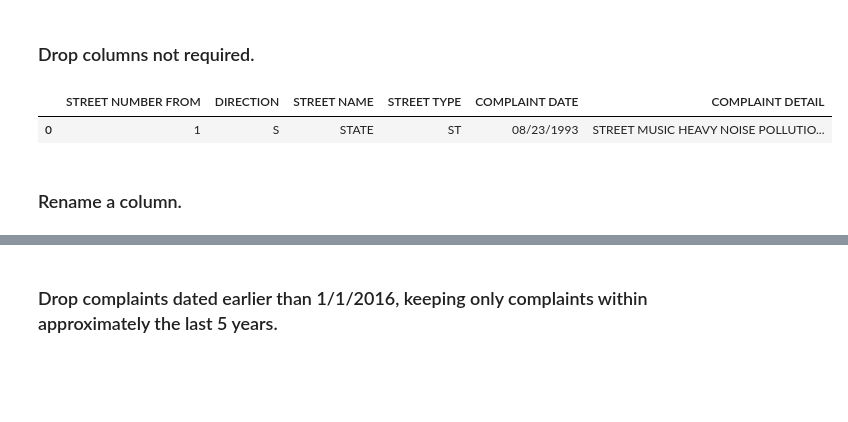
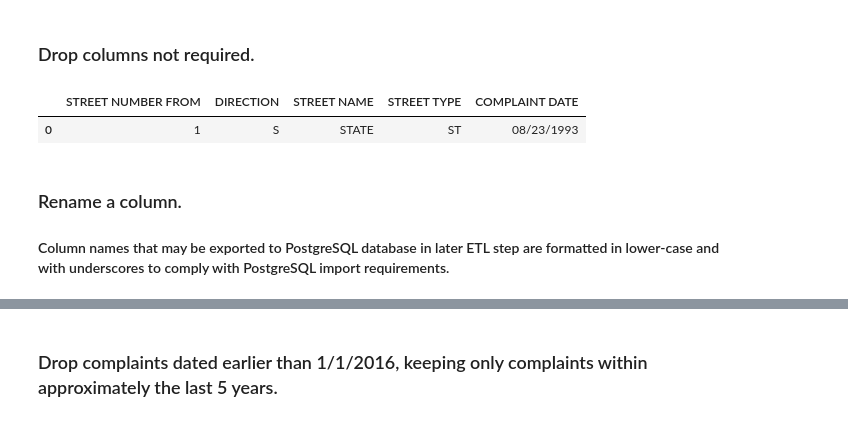
Before and after one commit to saguaroland1939/AirBnB-Analysis, a Jupyter notebook: Veronica/Noise complaints ETL.ipynb, the cells around one changed output, grey strips where cells are left out. Drawn from its saved outputs; the diff is of its cells as text; code cells hidden in the pictures; blank space fills up the shorter version.

```diff
--- a/Veronica/Noise complaints ETL.ipynb
+++ b/Veronica/Noise complaints ETL.ipynb
@@ -60,13 +51,14 @@ noise_complaints_df.head(2)
 ### Drop columns not required.
 # %%
 # Drop COMPLAINT ID, COMPLAINT TYPE, STREET NUMBER TO, INSPECTOR, INSPECTION LOG, DATA SOURCE, and Modified Date columns.
-(noise_complaints_df.drop(columns=['COMPLAINT ID', 'COMPLAINT TYPE', 'STREET NUMBER TO', 'INSPECTOR',
+(noise_complaints_df.drop(columns=['COMPLAINT ID', 'COMPLAINT TYPE', 'STREET NUMBER TO', 'INSPECTOR', 'COMPLAINT DETAIL',
                                    'INSPECTION LOG', 'DATA SOURCE', 'Modified Date'], inplace=True))
 
 noise_complaints_df.head(1)
 # %% [output]
-|  | STREET NUMBER FROM | DIRECTION | STREET NAME | STREET TYPE | COMPLAINT DATE | COMPLAINT DETAIL |
-| 0 | 1 | S | STATE | ST | 08/23/1993 | STREET MUSIC HEAVY NOISE POLLUTIO... |
+|  | STREET NUMBER FROM | DIRECTION | STREET NAME | STREET TYPE | COMPLAINT DATE |
+| 0 | 1 | S | STATE | ST | 08/23/1993 |
-# %% [markdown]
-### Rename a column.
+# %% [markdown]
+### Rename a column.
+#### Column names that may be exported to PostgreSQL database in later ETL step are formatted in lower-case and with underscores to comply with PostgreSQL import requirements.
 # %%
```
Also changed, not shown: parts of 33 cells of this notebook.
